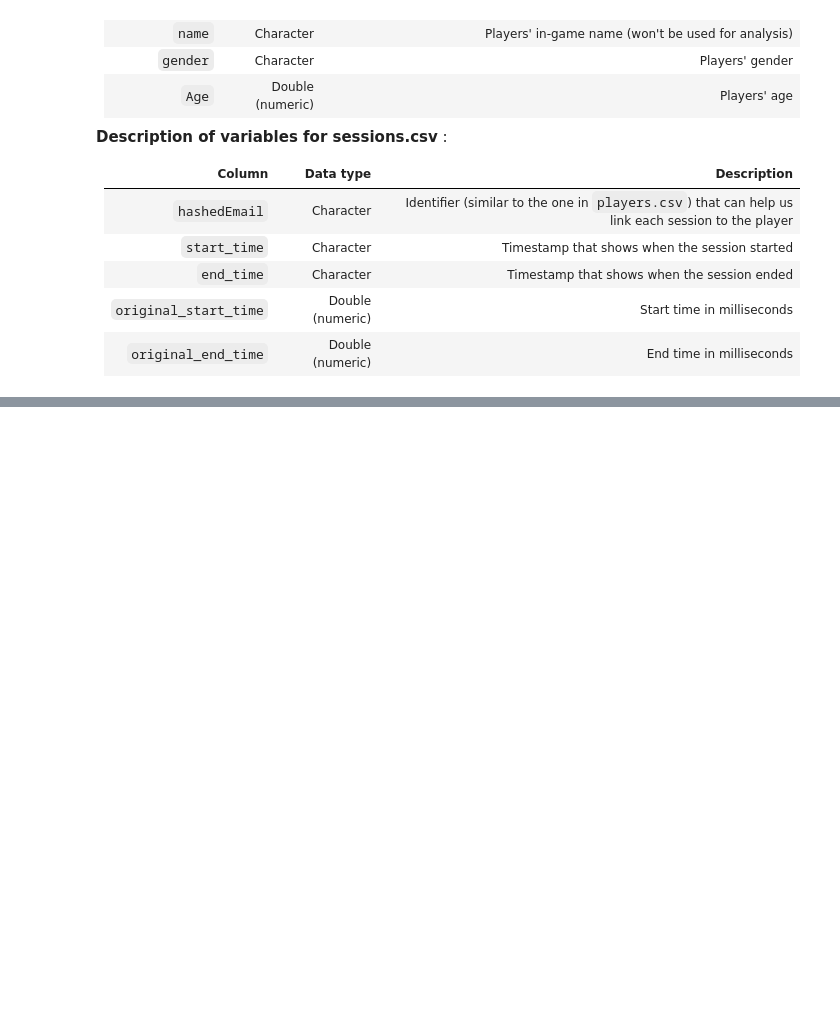
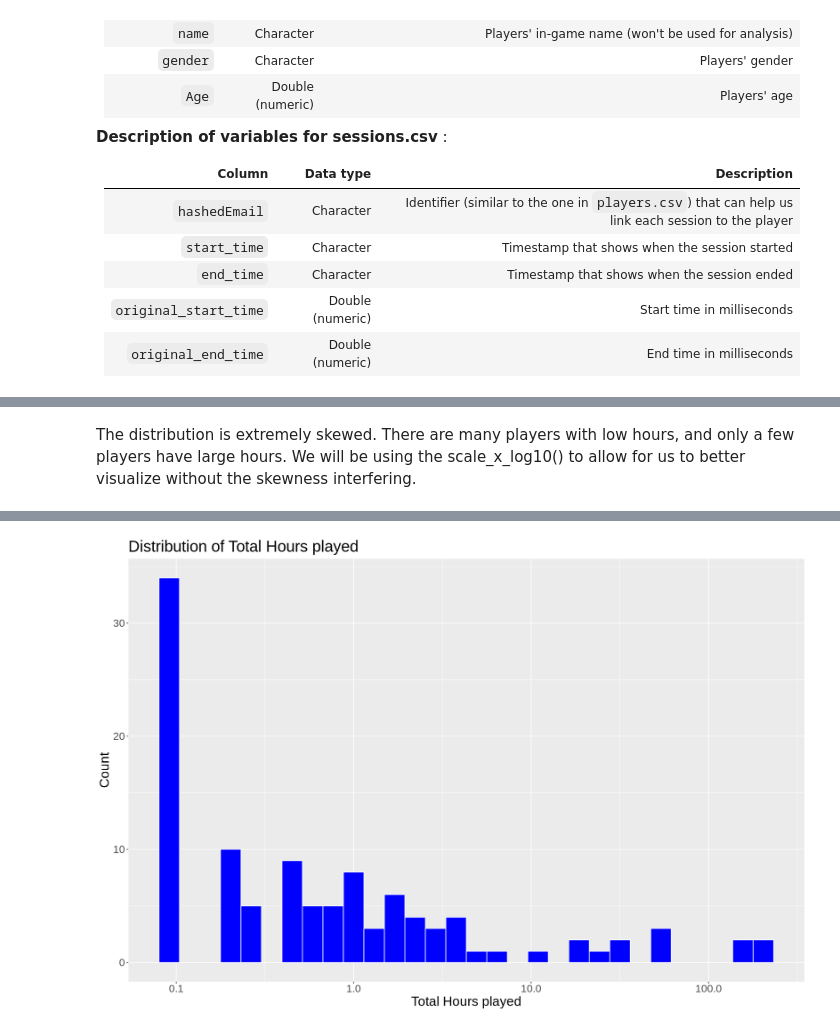
Before and after one commit to egshiglened/dsci_100_project_033, a Jupyter notebook: individual_project.ipynb, the cells around one changed output, grey strips where cells are left out. Cells and saved outputs as stored; diff of their text form; code cells hidden in the pictures; blank space fills up the shorter version.

```diff
--- a/individual_project.ipynb
+++ b/individual_project.ipynb
@@ -174,0 +196,11 @@ A spec_tbl_df: 196 × 9
+# %% [markdown]
+The distribution is extremely skewed. There are many players with low hours, and only a few players have large hours. We will be using the scale_x_log10() to allow for us to better visualize without the skewness interfering.
+# %%
+players_histogram <- players_1 |>
+ggplot(aes(x = played_hours)) + geom_histogram(bins = 30, fill = "blue", color = "white")+
+scale_x_log10()+
+labs(title = "Distribution of Total Hours played",
+     x = "Total Hours played",
+     y = "Count") + theme(text = element_text(size = 20))
+players_histogram
+# %% [output]
@@ -174,0 +211 @@ A spec_tbl_df: 196 × 9
+[figure, added]
```
Also changed, not shown: parts of 11 cells of this notebook.
